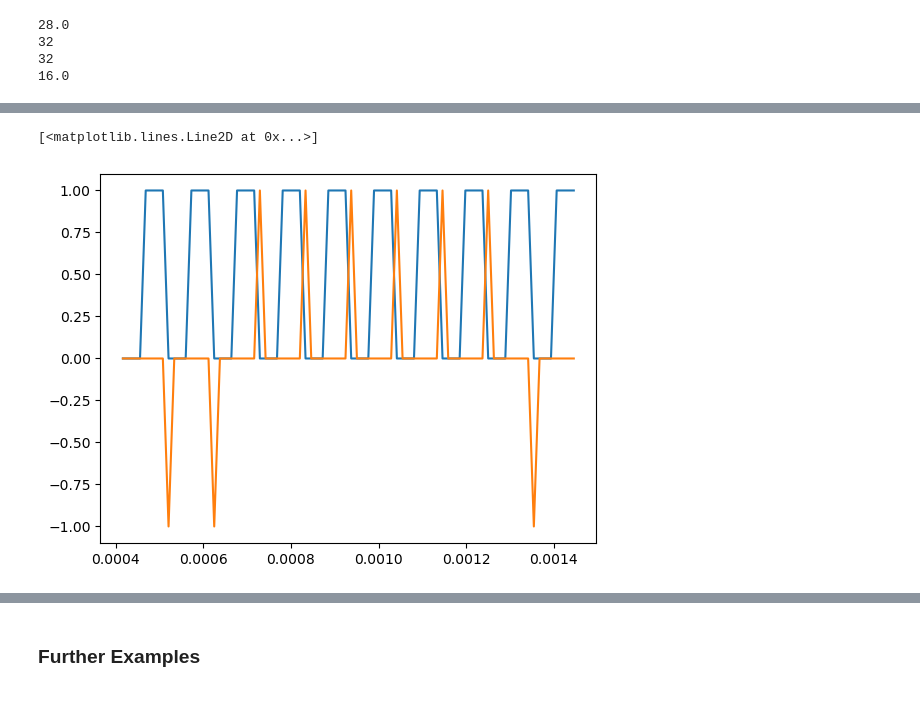
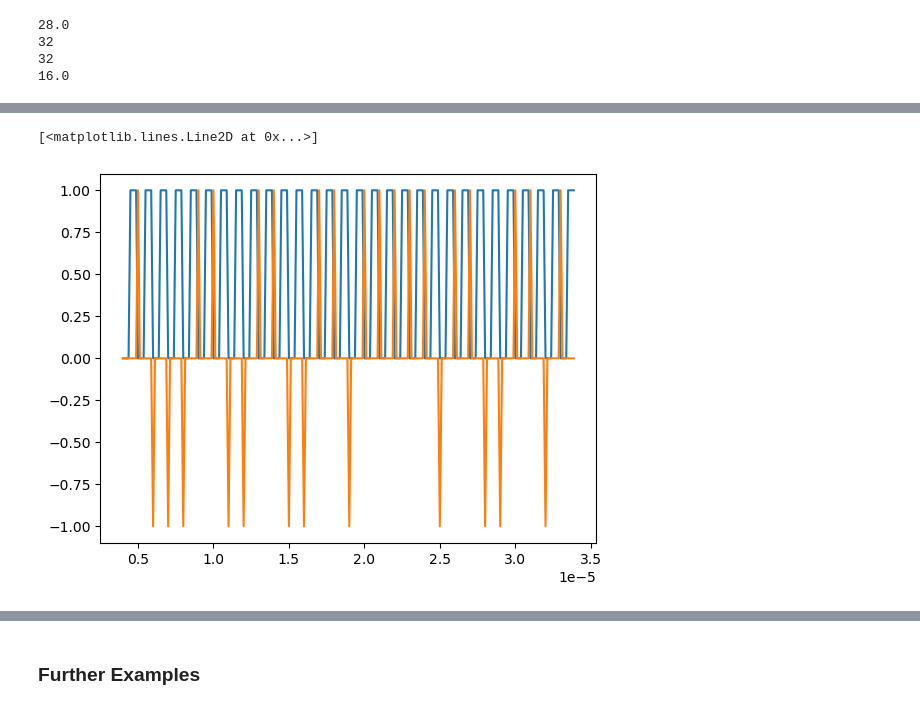
Before and after one commit to floose/py-ju-sea-dsp, a Jupyter notebook: ex1-rc-circ/LTSpice_Nyquist_pulse.ipynb, the cells around one changed output, grey strips where cells are left out. Drawn from its saved outputs; the diff is of its cells as text; code cells hidden in the pictures.

```diff
--- a/ex1-rc-circ/LTSpice_Nyquist_pulse.ipynb
+++ b/ex1-rc-circ/LTSpice_Nyquist_pulse.ipynb
@@ -496,12 +497,12 @@ plt.legend()
 # %%
 #Square wave (clock signal at the impulse train frequency)
 from scipy import signal
-bitsToPlot = 10
+bitsToPlot = 30
 wt = 2*np.pi*time_pulse/(k*t_step)
 square_wave = signal.square(t=wt,duty=0.5)
 square_wave = (-1*square_wave +1)/2
 plt.plot(time_pulse[:(bitsToPlot)*k],square_wave[:(bitsToPlot)*k])
 plt.plot(time_pulse[:(bitsToPlot)*k],impulse_train[:(bitsToPlot)*k],label = "Impulse")
 # %% [output]
 [<matplotlib.lines.Line2D at 0x...>]
-[figure, old version]
+[figure, new version]
```
Also changed, not shown: parts of 16 cells of this notebook.
